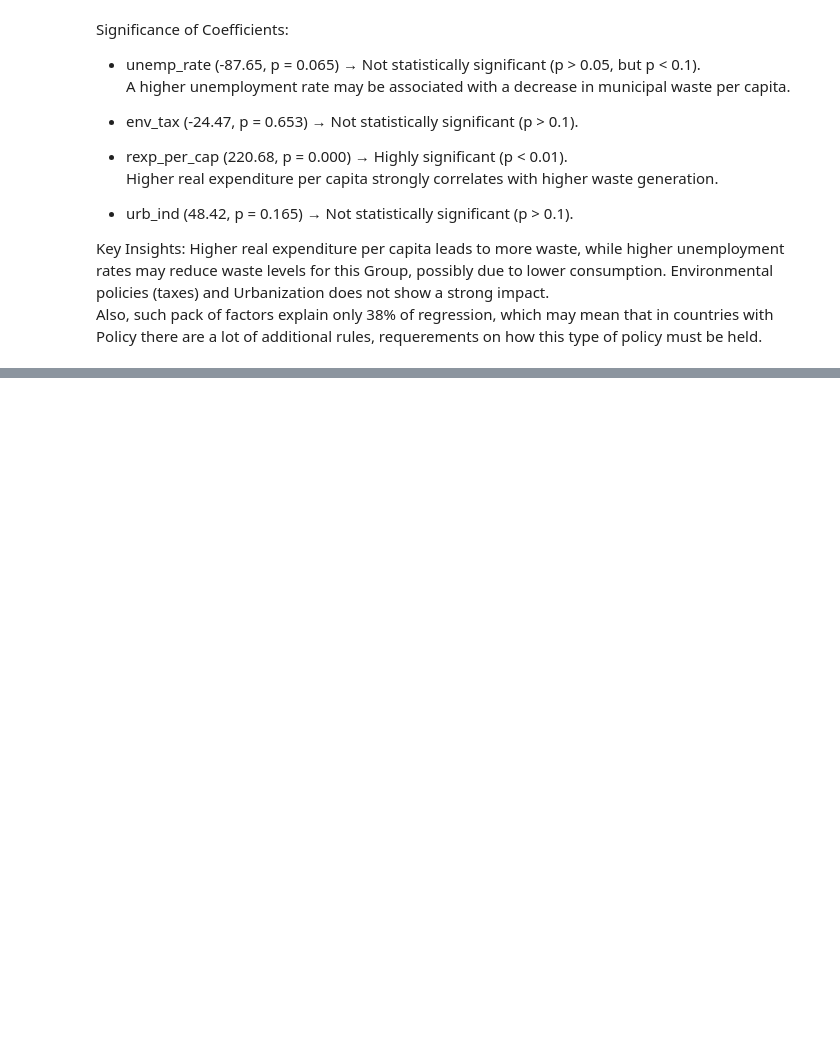
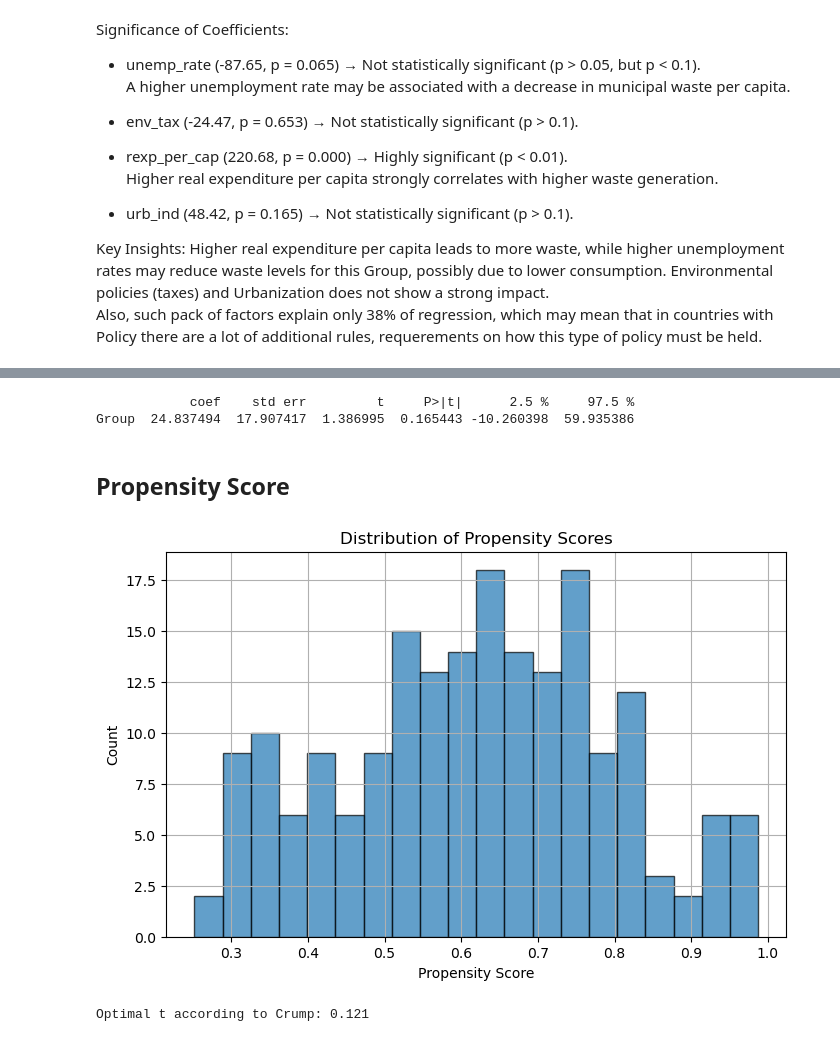
Before and after one commit to anntis/master_thesis, a Jupyter notebook: main_code.ipynb, the cells around one changed output, grey strips where cells are left out. Saved outputs shown, nothing was run; the diff lists cells and outputs as text; code cells hidden in the pictures; blank space fills up the shorter version.

Commit message:
Add Propensity score obtaining and point estimators.

```diff
--- a/main_code.ipynb
+++ b/main_code.ipynb
@@ -713,0 +803,80 @@ Also, such pack of factors explain only 38% of regression, which may mean that i
+# %%
+# Xgboost learners
+
+ml_l_xgb = XGBRegressor(objective = "reg:squarederror", eta = 0.1,
+                        n_estimators =35)
+
+
+ml_m_xgb = XGBClassifier(objective = "binary:logistic",
+                        eval_metric = "logloss",
+                        eta = 0.1, n_estimators = 34)
+
+np.random.seed(123)
+dml_irm_boost = dml.DoubleMLIRM(obj_dml_data,
+                                ml_g = ml_l_xgb,
+                                ml_m = ml_m_xgb,
+                                n_folds = 3)
+dml_irm_boost .fit(store_predictions=True)
+boost_summary = dml_irm_boost .summary
+
+print(boost_summary)
+# %% [output]
+            coef    std err         t     P>|t|      2.5 %     97.5 %
+Group  24.837494  17.907417  1.386995  0.165443 -10.260398  59.935386
+# %% [markdown]
+## Propensity Score
+# %%
+b_df = ml_df.copy()
+
+D = b_df['Group'].values
+
+X = b_df.drop(columns=['Country', 'Year', 'waste_per_cap', 'Policy', 'Group'])
+
+# Estimate propensity scores via LASSO logistic regression
+model = LogisticRegressionCV(
+    cv=10,
+    penalty='l1',
+    solver='liblinear',
+    max_iter=1000,
+    scoring='neg_log_loss'
+)
+model.fit(X, D)
+ps_est = model.predict_proba(X)[:, 1]  # probability of treatment (Group = 1)
+
+b_df['ps'] = ps_est
+# %%
+plt.figure(figsize=(8, 5))
+plt.hist(b_df['ps'], bins=20, edgecolor='black', alpha=0.7)
+plt.title('Distribution of Propensity Scores')
+plt.xlabel('Propensity Score')
+plt.ylabel('Count')
+plt.grid(True)
+plt.show()
+# %% [output]
+[figure, added]
+# %%
+def ps_trim(ps, t):
+    return np.clip(ps, t, 1 - t)
+
+def lhs(gam, ps):
+    return gam * np.sum((1 / (ps * (1 - ps))) <= gam)
+
+def rhs(gam, ps):
+    mask = (1 / (ps * (1 - ps))) <= gam
+    return 2 * np.sum((1 / (ps * (1 - ps)))[mask])
+
+# Find the optimal value of alpha (t)
+alpha_range = np.arange(0.01, 0.5, 0.001)
+gamma_vals = 1 / (alpha_range * (1 - alpha_range))
+diffs = [rhs(g, ps_est) - lhs(g, ps_est) for g in gamma_vals]
+
+# Find the minimum value of alpha where the difference >= 0
+valid_idx = np.where(np.array(diffs) >= 0)[0]
+if len(valid_idx) > 0:
+    gam_star = gamma_vals[valid_idx[0]]
+    alp_star = 0.5 - np.sqrt(0.25 - 1 / gam_star)
+    print(f"Optimal t according to Crump: {alp_star:.3f}")
+else:
+    print("Could not find the optimal t (possibly the PS distribution is too good)")
+# %% [output]
+Optimal t according to Crump: 0.121
```
Also changed, not shown: parts of 21 cells of this notebook.
